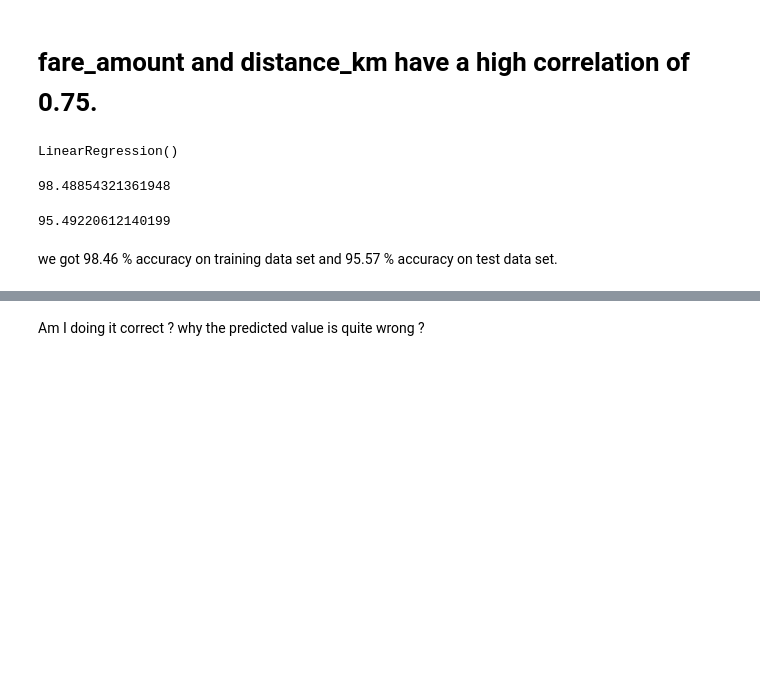
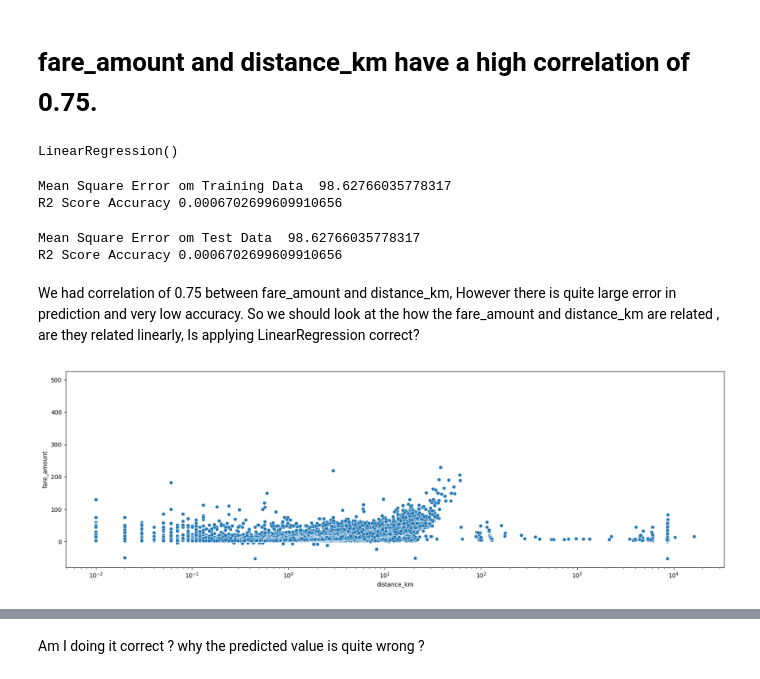
Before and after one commit to dhsingh0815/ML, a Jupyter notebook: Regression/Uber_Regression.ipynb, the cells around one changed output, grey strips where cells are left out. Cells and saved outputs as stored; diff of their text form; code cells hidden in the pictures; blank space fills up the shorter version.

```diff
--- a/Regression/Uber_Regression.ipynb
+++ b/Regression/Uber_Regression.ipynb
@@ -277,17 +277,28 @@ LinearRegression()
 # %%
 y_pred_train=model.predict(X_train)
 mean_sqr_err_train=mean_squared_error(y_pred=y_pred_train, y_true=y_train)
-print(mean_sqr_err_train)
+print('Mean Square Error om Training Data ',mean_sqr_err_train)
+print('R2 Score Accuracy',r2_score(y_train,y_pred_train))
 # %% [output]
-98.48854321361948
+Mean Square Error om Training Data  98.62766035778317
+R2 Score Accuracy 0.0006702699609910656
 # %%
 y_pred_test=model.predict(X_test)
 mean_sqr_err_test=mean_squared_error(y_pred=y_pred_test, y_true=y_test)
-print(mean_sqr_err_test)
+print('Mean Square Error om Test Data ',mean_sqr_err_train)
+print('R2 Score Accuracy',r2_score(y_train,y_pred_train))
 # %% [output]
-95.49220612140199
+Mean Square Error om Test Data  98.62766035778317
+R2 Score Accuracy 0.0006702699609910656
-# %% [markdown]
-we got 98.46 % accuracy on training data set and 95.57 % accuracy on test data set.
+# %% [markdown]
+We had correlation of 0.75 between fare_amount and distance_km, However there is quite large error in prediction and very low accuracy. So we should look at the how the fare_amount and distance_km are related , are they related linearly, Is applying LinearRegression correct?
+# %%
+ax=sns.scatterplot(x=df['distance_km'],y=df['fare_amount'])
+ax.set_xscale('log')
+ax.figure.set_size_inches(20,6)
+plt.show()
+# %% [output]
+[figure, added]
 # %%
 print(model.predict(np.array([2.46]).reshape(-1,1)))
 # %% [output]
```
Also changed, not shown: parts of 2 cells of this notebook.
